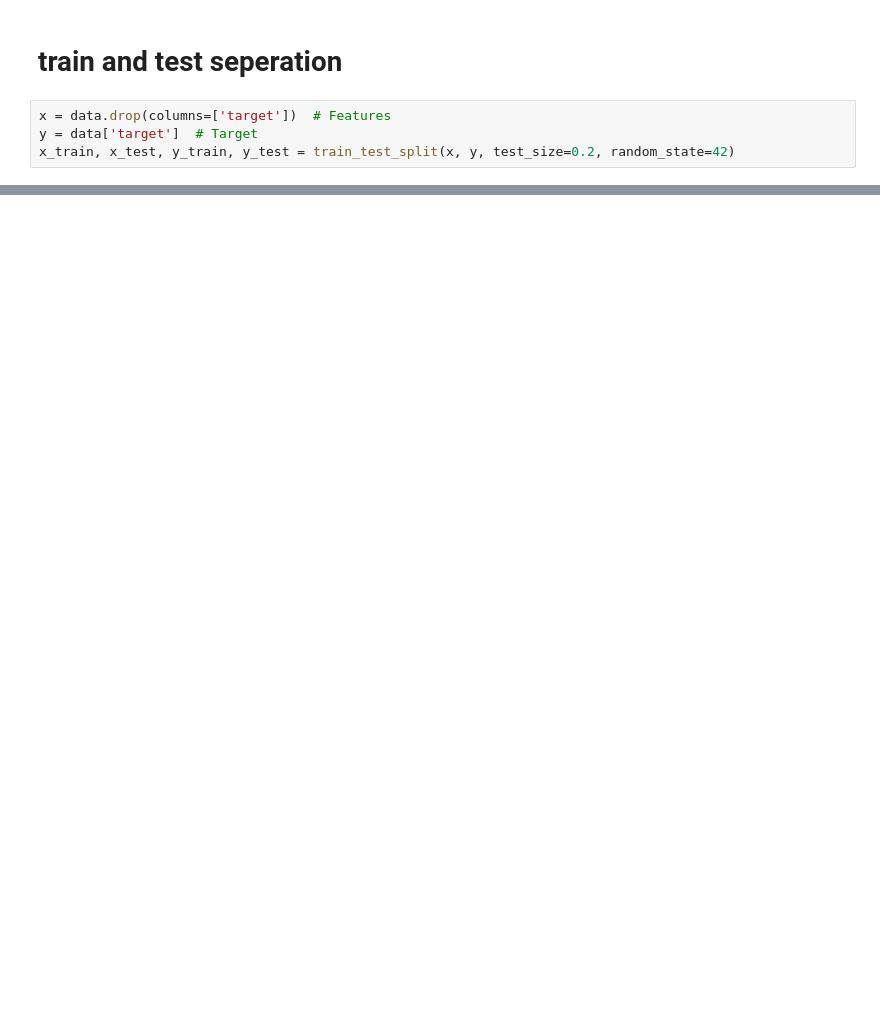
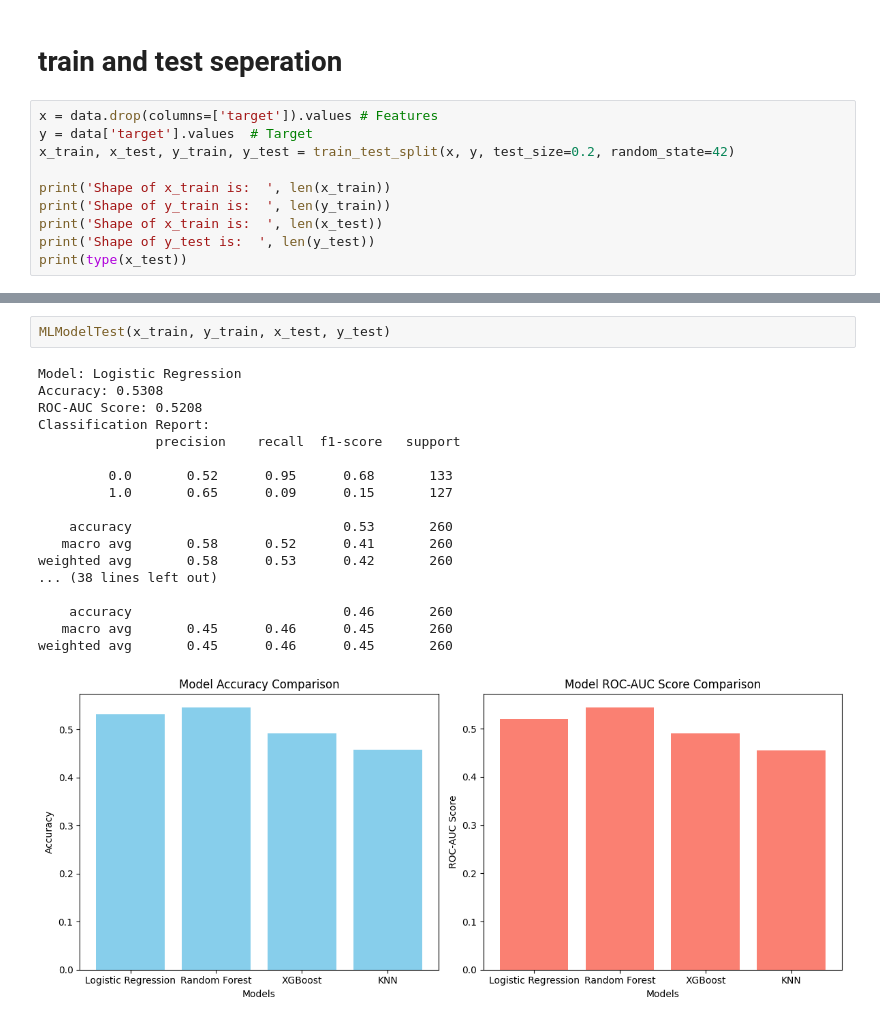
Before and after one commit to easyCoder-Ai/Modelling_From_Measurments_HW, a Jupyter notebook: mainFIle.ipynb, the cells around one changed output, grey strips where cells are left out. Drawn from its saved outputs; the diff is of its cells as text; blank space fills up the shorter version.

```diff
--- a/mainFIle.ipynb
+++ b/mainFIle.ipynb
@@ -188,6 +148,12 @@ Date
 # %% [markdown]
 # train and test seperation
 # %%
-x = data.drop(columns=['target'])  # Features
-y = data['target']  # Target
+x = data.drop(columns=['target']).values # Features
+y = data['target'].values  # Target
 x_train, x_test, y_train, y_test = train_test_split(x, y, test_size=0.2, random_state=42)
+
+print('Shape of x_train is:  ', len(x_train))
+print('Shape of y_train is:  ', len(y_train))
+print('Shape of x_train is:  ', len(x_test))
+print('Shape of y_test is:  ', len(y_test))
+print(type(x_test))
@@ -193,0 +232,21 @@ x_train, x_test, y_train, y_test = train_test_split(x, y, test_size=0.2, random_
+# %%
+MLModelTest(x_train, y_train, x_test, y_test)
+# %% [output]
+Model: Logistic Regression
+Accuracy: 0.5308
+ROC-AUC Score: 0.5208
+Classification Report:
+               precision    recall  f1-score   support
+
+         0.0       0.52      0.95      0.68       133
+         1.0       0.65      0.09      0.15       127
+
+    accuracy                           0.53       260
+   macro avg       0.58      0.52      0.41       260
+weighted avg       0.58      0.53      0.42       260
+... (38 lines left out)
+
+    accuracy                           0.46       260
+   macro avg       0.45      0.46      0.45       260
+weighted avg       0.45      0.46      0.45       260
+[figure, added]
```
Also changed, not shown: parts of 36 cells of this notebook.
